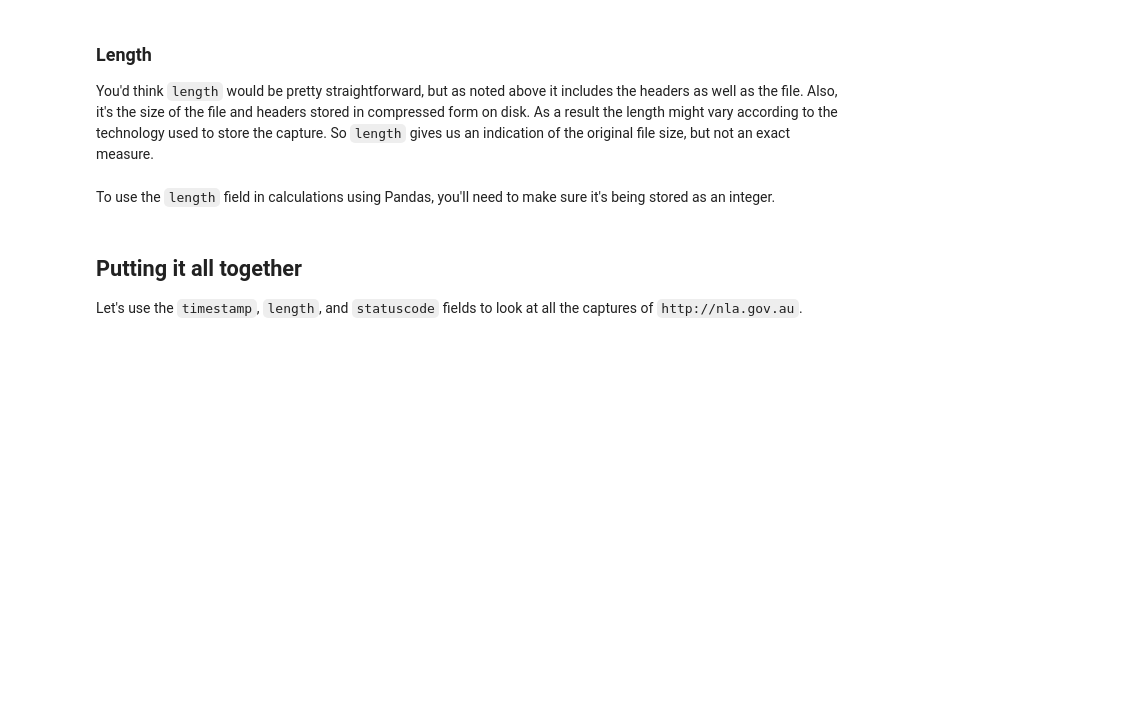
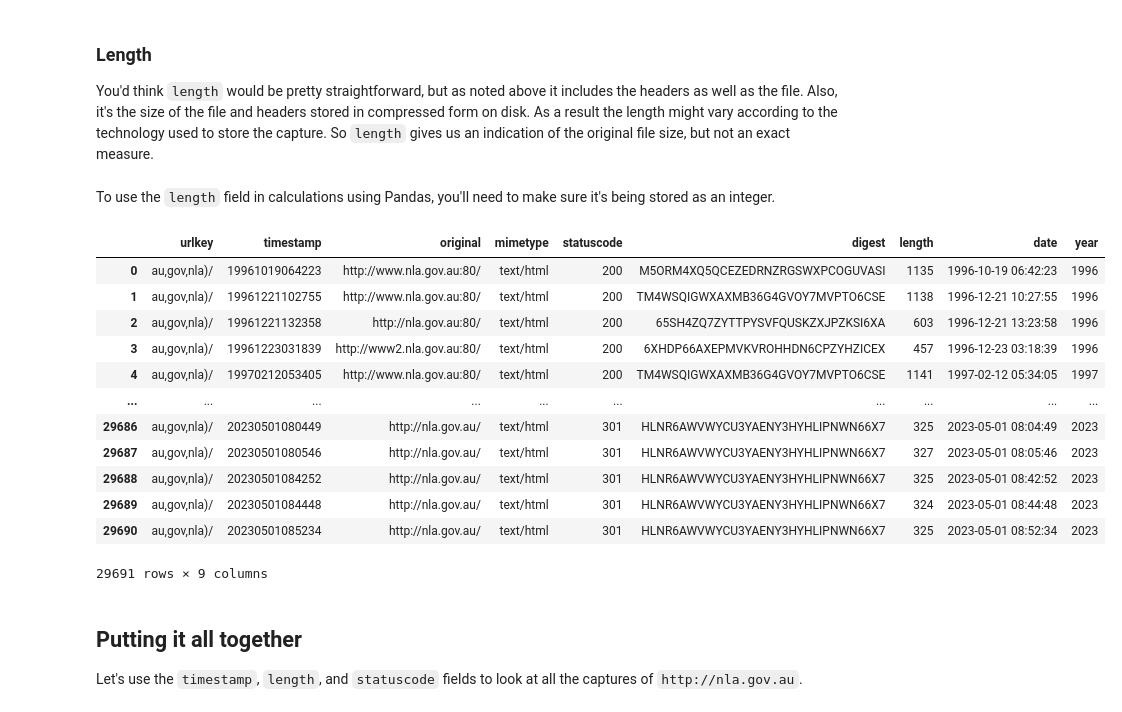
Before and after one commit to GLAM-Workbench/web-archives, a Jupyter notebook: exploring_cdx_api.ipynb, the cells around one changed output. Saved outputs shown, nothing was run; the diff lists cells and outputs as text; code cells hidden in the pictures; blank space fills up the shorter version.

```diff
--- a/exploring_cdx_api.ipynb
+++ b/exploring_cdx_api.ipynb
@@ -548,6 +558,22 @@ You'd think `length` would be pretty straightforward, but as noted above it incl
 To use the `length` field in calculations using Pandas, you'll need to make sure it's being stored as an integer.
 # %%
 df["length"] = df["length"].astype("int")
+# %%
+df
+# %% [output]
+|  | urlkey | timestamp | original | mimetype | statuscode | digest | length | date | year |
+| 0 | au,gov,nla)/ | 19961019064223 | http://www.nla.gov.au:80/ | text/html | 200 | M5ORM4XQ5QCEZEDRNZRGSWXPCOGUVASI | 1135 | 1996-10-19 06:42:23 | 1996 |
+| 1 | au,gov,nla)/ | 19961221102755 | http://www.nla.gov.au:80/ | text/html | 200 | TM4WSQIGWXAXMB36G4GVOY7MVPTO6CSE | 1138 | 1996-12-21 10:27:55 | 1996 |
+| 2 | au,gov,nla)/ | 19961221132358 | http://nla.gov.au:80/ | text/html | 200 | 65SH4ZQ7ZYTTPYSVFQUSKZXJPZKSI6XA | 603 | 1996-12-21 13:23:58 | 1996 |
+| 3 | au,gov,nla)/ | 19961223031839 | http://www2.nla.gov.au:80/ | text/html | 200 | 6XHDP66AXEPMVKVROHHDN6CPZYHZICEX | 457 | 1996-12-23 03:18:39 | 1996 |
+| 4 | au,gov,nla)/ | 19970212053405 | http://www.nla.gov.au:80/ | text/html | 200 | TM4WSQIGWXAXMB36G4GVOY7MVPTO6CSE | 1141 | 1997-02-12 05:34:05 | 1997 |
+| ... | ... | ... | ... | ... | ... | ... | ... | ... | ... |
+| 29686 | au,gov,nla)/ | 20230501080449 | http://nla.gov.au/ | text/html | 301 | HLNR6AWVWYCU3YAENY3HYHLIPNWN66X7 | 325 | 2023-05-01 08:04:49 | 2023 |
+| 29687 | au,gov,nla)/ | 20230501080546 | http://nla.gov.au/ | text/html | 301 | HLNR6AWVWYCU3YAENY3HYHLIPNWN66X7 | 327 | 2023-05-01 08:05:46 | 2023 |
+| 29688 | au,gov,nla)/ | 20230501084252 | http://nla.gov.au/ | text/html | 301 | HLNR6AWVWYCU3YAENY3HYHLIPNWN66X7 | 325 | 2023-05-01 08:42:52 | 2023 |
+| 29689 | au,gov,nla)/ | 20230501084448 | http://nla.gov.au/ | text/html | 301 | HLNR6AWVWYCU3YAENY3HYHLIPNWN66X7 | 324 | 2023-05-01 08:44:48 | 2023 |
+| 29690 | au,gov,nla)/ | 20230501085234 | http://nla.gov.au/ | text/html | 301 | HLNR6AWVWYCU3YAENY3HYHLIPNWN66X7 | 325 | 2023-05-01 08:52:34 | 2023 |
+29691 rows × 9 columns
 # %% [markdown]
 ## Putting it all together
 
```
Also changed, not shown: parts of 15 cells of this notebook, 1 other file.
